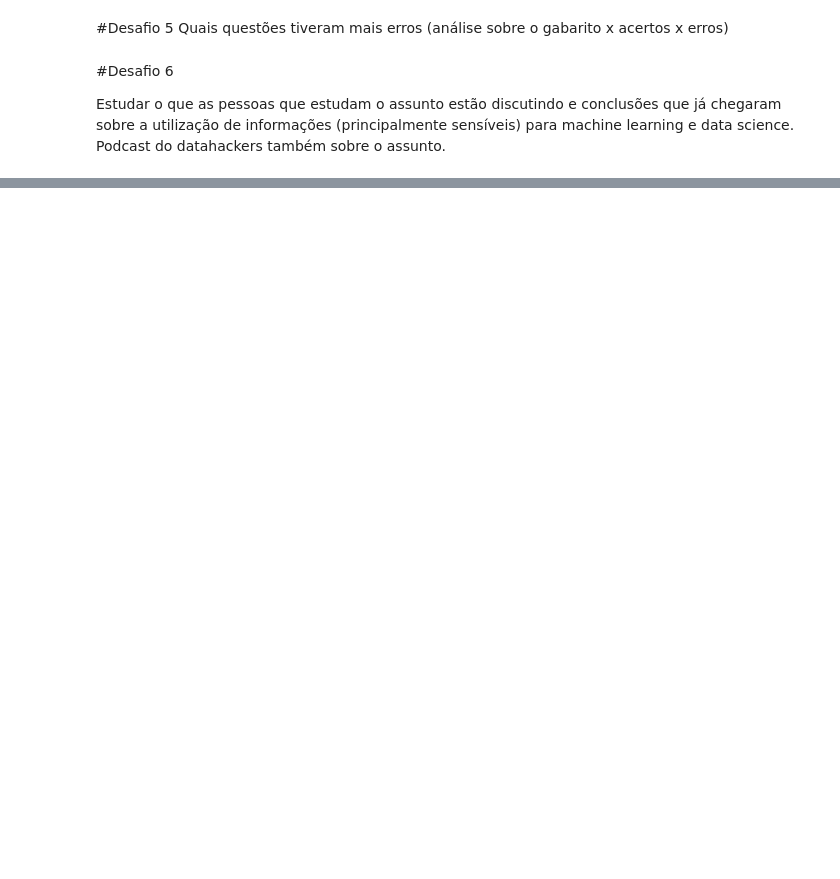
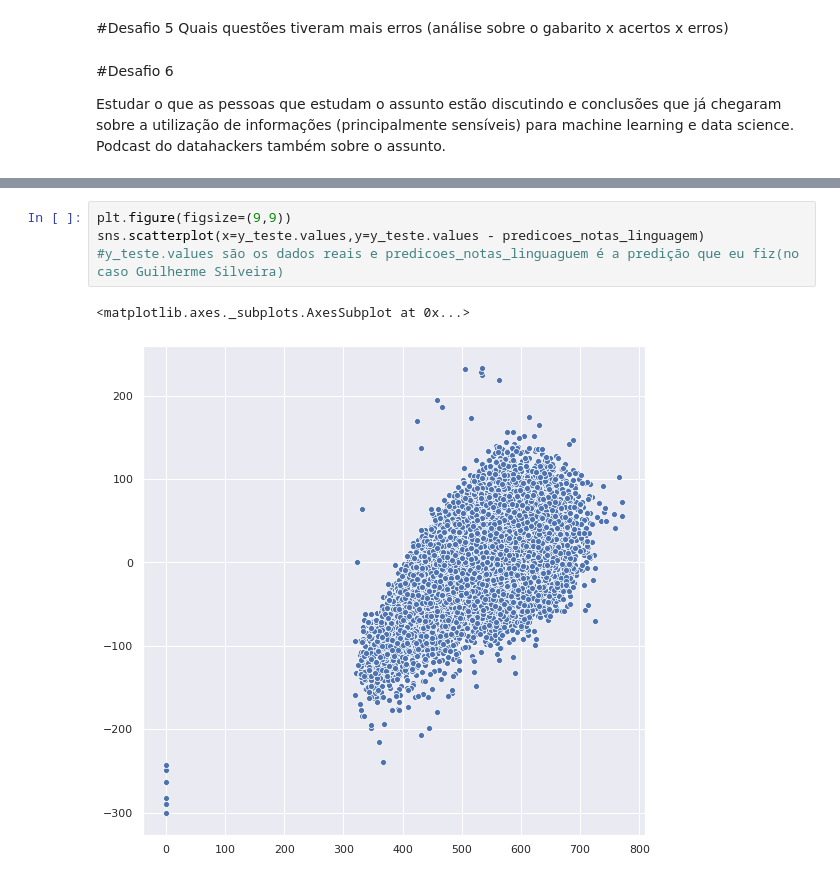
Before and after one commit to RobsonCrLira/QuarentenaDadosAlura, a Jupyter notebook: Desafios_Aula_4.ipynb, the cells around one changed output, grey strips where cells are left out. Drawn from its saved outputs; the diff is of its cells as text; blank space fills up the shorter version.

```diff
--- a/Desafios_Aula_4.ipynb
+++ b/Desafios_Aula_4.ipynb
@@ -182,0 +229,7 @@ Estudar o que as pessoas que estudam o assunto estão discutindo e conclusões q
+# %%
+plt.figure(figsize=(9,9))
+sns.scatterplot(x=y_teste.values,y=y_teste.values - predicoes_notas_linguagem)
+#y_teste.values são os dados reais e predicoes_notas_linguaguem é a predição que eu fiz(no caso Guilherme Silveira)
+# %% [output]
+<matplotlib.axes._subplots.AxesSubplot at 0x...>
+[figure, added]
```
Also changed, not shown: parts of 53 cells of this notebook.
